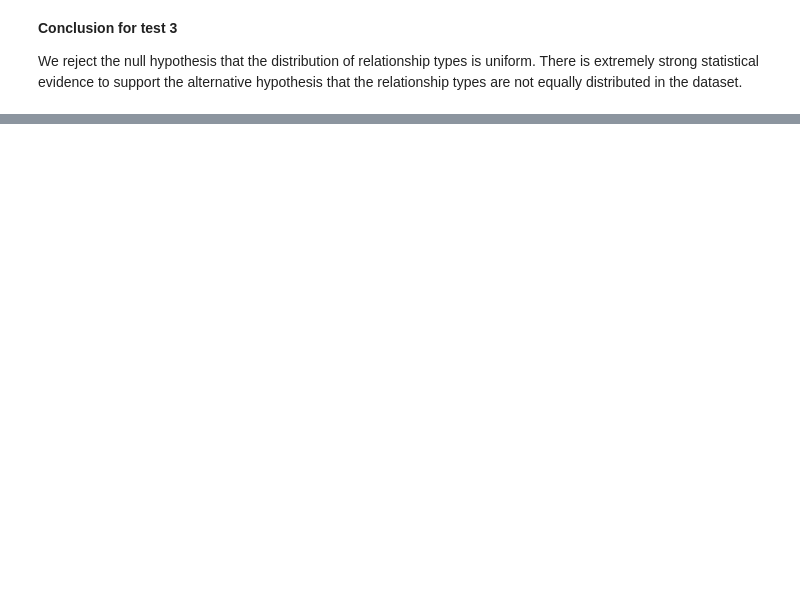
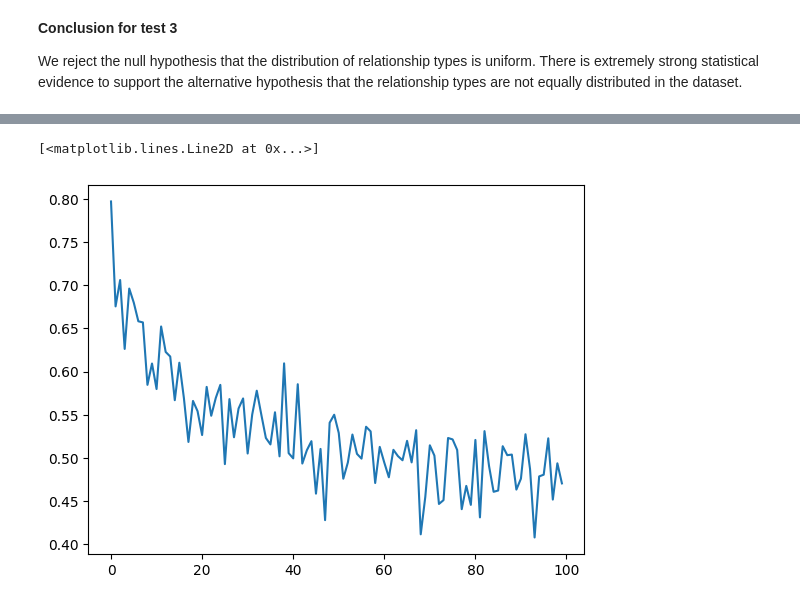
Before and after one commit to MaximilianHollis/cmsc320-final-project, a Jupyter notebook: cmsc320-etymology-project.ipynb, the cells around one changed output, grey strips where cells are left out. Drawn from its saved outputs; the diff is of its cells as text; code cells hidden in the pictures; blank space fills up the shorter version.

```diff
--- a/cmsc320-etymology-project.ipynb
+++ b/cmsc320-etymology-project.ipynb
@@ -465,0 +866,14 @@ We reject the null hypothesis that the distribution of relationship types is uni
+# %%
+# Generating random pairs of words with the languages they were borrowed from
+def random_training_example():
+    random_row = ml_df.sample(n = 1)
+    word = random_row.iloc[0]['term']
+    lang = random_row.iloc[0]['related_lang']
+    lang_tensor = torch.tensor([list(all_langs).index(lang)], dtype=torch.long)
+    word_tensor = word_to_tensor(word)
+    return lang, word, lang_tensor, word_tensor
+
+# Examples of pairs
+for i in range(100):
+    lang, word, lang_tensor, word_tensor = random_training_example()
+    print('language =', lang, '/ word =', word)
@@ -465,0 +898,22 @@ We reject the null hypothesis that the distribution of relationship types is uni
+# %%
+# Defining loss function, learning rate, and training function
+criterion = nn.NLLLoss()
+
+learning_rate = 0.005
+
+def train(lang_tensor, word_tensor):
+    hidden = rnn.init_hidden()
+
+    rnn.zero_grad()
+
+    for i in range(word_tensor.size()[0]):
+        output, hidden = rnn(word_tensor[i], hidden)
+
+    loss = criterion(output, lang_tensor)
+    loss.backward()
+
+    # Add parameters' gradients to their values, multiplied by learning rate
+    for p in rnn.parameters():
+        p.data.add_(p.grad.data, alpha=-learning_rate)
+
+    return output, loss.item()
@@ -465,0 +982,10 @@ We reject the null hypothesis that the distribution of relationship types is uni
+# %%
+# Plotting loss
+import matplotlib.pyplot as plt
+import matplotlib.ticker as ticker
+
+plt.figure()
+plt.plot(all_losses)
+# %% [output]
+[<matplotlib.lines.Line2D at 0x...>]
+[figure, added]
```
Also changed, not shown: parts of 57 cells of this notebook.
